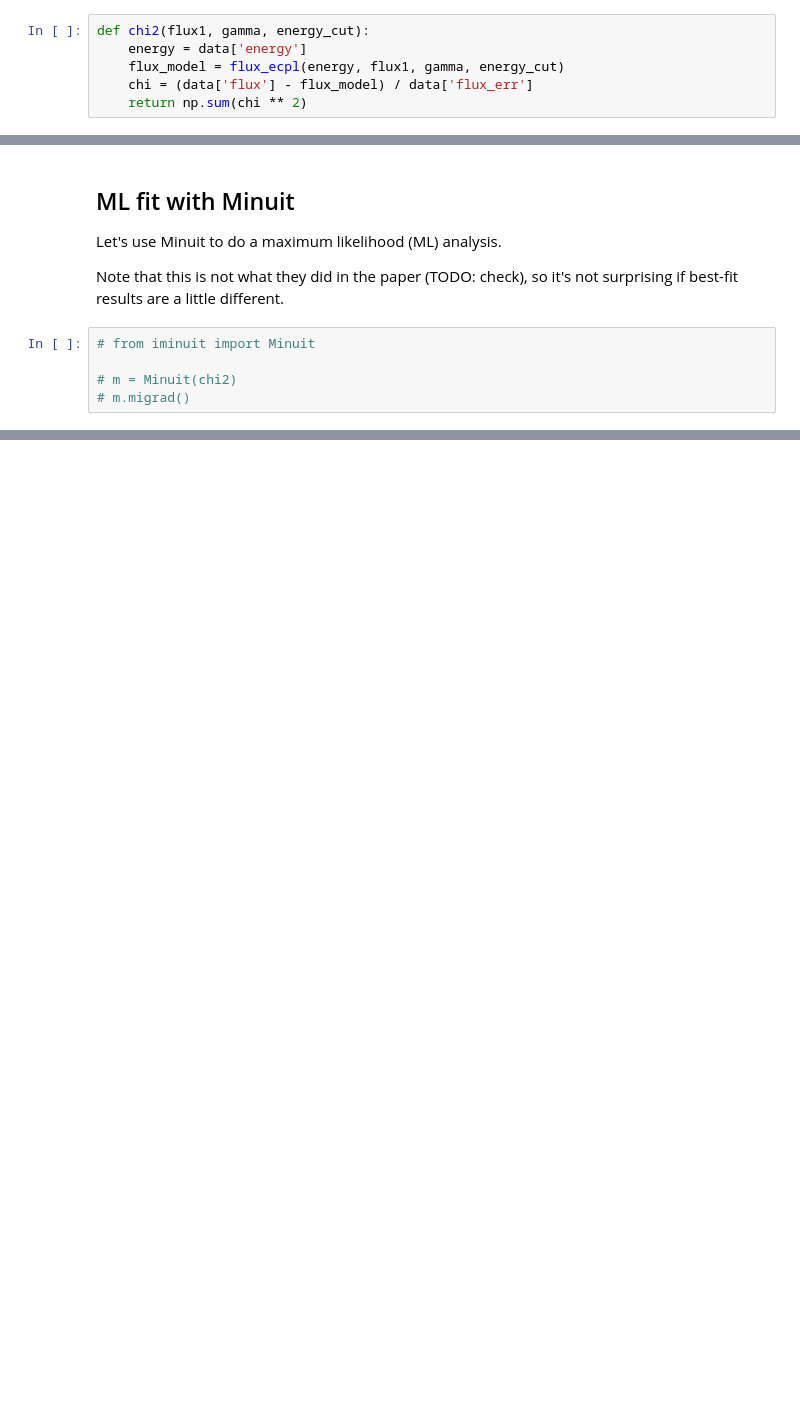
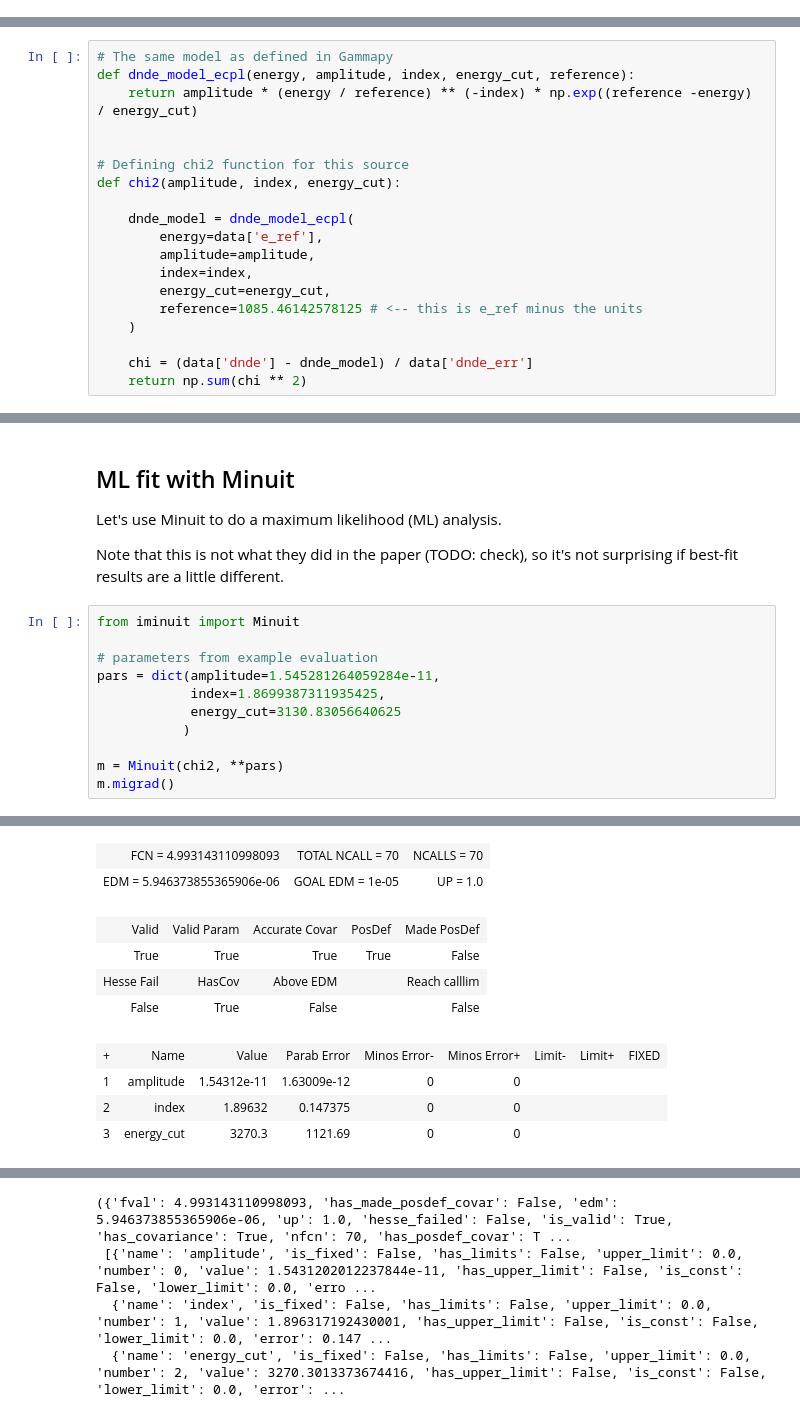
Before and after one commit to vorugantia/scienceresearch11, a Jupyter notebook: notebooks/spectrum_chi2.ipynb, the cells around one changed output, grey strips where cells are left out. Cells and saved outputs as stored; diff of their text form; blank space fills up the shorter version.

```diff
--- a/notebooks/spectrum_chi2.ipynb
+++ b/notebooks/spectrum_chi2.ipynb
@@ -109,9 +133,3 @@ Note that the likelihood function combines the data and model, and just depends
 shall be estimated (whereas the model function `flux_ecpl` has an extra parameter `energy`).
 
 Also note that we're accessing `data` and model `flux_ecpl` from the global scope instead of passing them in explicitly as parameters. Modeling and fitting frameworks like e.g. Sherpa have more elaborate ways to combine data and models and likelihood functions, but for simple, small code examples like we do here, using the global scope to tie things together works just fine.
-# %%
-def chi2(flux1, gamma, energy_cut):
-    energy = data['energy']
-    flux_model = flux_ecpl(energy, flux1, gamma, energy_cut)
-    chi = (data['flux'] - flux_model) / data['flux_err']
-    return np.sum(chi ** 2)
@@ -123,0 +140,19 @@ def chi2(flux1, gamma, energy_cut):
+# %%
+# The same model as defined in Gammapy
+def dnde_model_ecpl(energy, amplitude, index, energy_cut, reference):
+    return amplitude * (energy / reference) ** (-index) * np.exp((reference -energy) / energy_cut)
+
+
+# Defining chi2 function for this source
+def chi2(amplitude, index, energy_cut):
+
+    dnde_model = dnde_model_ecpl(
+        energy=data['e_ref'],
+        amplitude=amplitude,
+        index=index,
+        energy_cut=energy_cut,
+        reference=1085.46142578125 # <-- this is e_ref minus the units
+    )
+
+    chi = (data['dnde'] - dnde_model) / data['dnde_err']
+    return np.sum(chi ** 2)
@@ -128,8 +177,15 @@ Let's use Minuit to do a maximum likelihood (ML) analysis.
 
 Note that this is not what they did in the paper (TODO: check), so it's not surprising if best-fit results
 are a little different.
-# %%
-# from iminuit import Minuit
-
-# m = Minuit(chi2)
-# m.migrad()
+# %%
+from iminuit import Minuit
+
+# parameters from example evaluation
+pars = dict(amplitude=1.545281264059284e-11,
+            index=1.8699387311935425,
+            energy_cut=3130.83056640625
+           )
+
+m = Minuit(chi2, **pars)
+m.migrad()
+# %% [output]
@@ -135,0 +193,10 @@ are a little different.
+| FCN = 4.993143110998093 | TOTAL NCALL = 70 | NCALLS = 70 |
+| EDM = 5.946373855365906e-06 | GOAL EDM = 1e-05 | UP = 1.0 |
+| Valid | Valid Param | Accurate Covar | PosDef | Made PosDef |
+| True | True | True | True | False |
+| Hesse Fail | HasCov | Above EDM |  | Reach calllim |
+| False | True | False |  | False |
+| + | Name | Value | Parab Error | Minos Error- | Minos Error+ | Limit- | Limit+ | FIXED |
+| 1 | amplitude | 1.54312e-11 | 1.63009e-12 | 0 | 0 |  |  |  |
+| 2 | index | 1.89632 | 0.147375 | 0 | 0 |  |  |  |
+| 3 | energy_cut | 3270.3 | 1121.69 | 0 | 0 |  |  |  |
@@ -136 +204,5 @@ are a little different.
+({'fval': 4.993143110998093, 'has_made_posdef_covar': False, 'edm': 5.946373855365906e-06, 'up': 1.0, 'hesse_failed': False, 'is_valid': True, 'has_covariance': True, 'nfcn': 70, 'has_posdef_covar': T ...
+ [{'name': 'amplitude', 'is_fixed': False, 'has_limits': False, 'upper_limit': 0.0, 'number': 0, 'value': 1.5431202012237844e-11, 'has_upper_limit': False, 'is_const': False, 'lower_limit': 0.0, 'erro ...
+  {'name': 'index', 'is_fixed': False, 'has_limits': False, 'upper_limit': 0.0, 'number': 1, 'value': 1.896317192430001, 'has_upper_limit': False, 'is_const': False, 'lower_limit': 0.0, 'error': 0.147 ...
+  {'name': 'energy_cut', 'is_fixed': False, 'has_limits': False, 'upper_limit': 0.0, 'number': 2, 'value': 3270.3013373674416, 'has_upper_limit': False, 'is_const': False, 'lower_limit': 0.0, 'error': ...
 # %%
```
Also changed, not shown: parts of 17 cells of this notebook, 3 other files.
